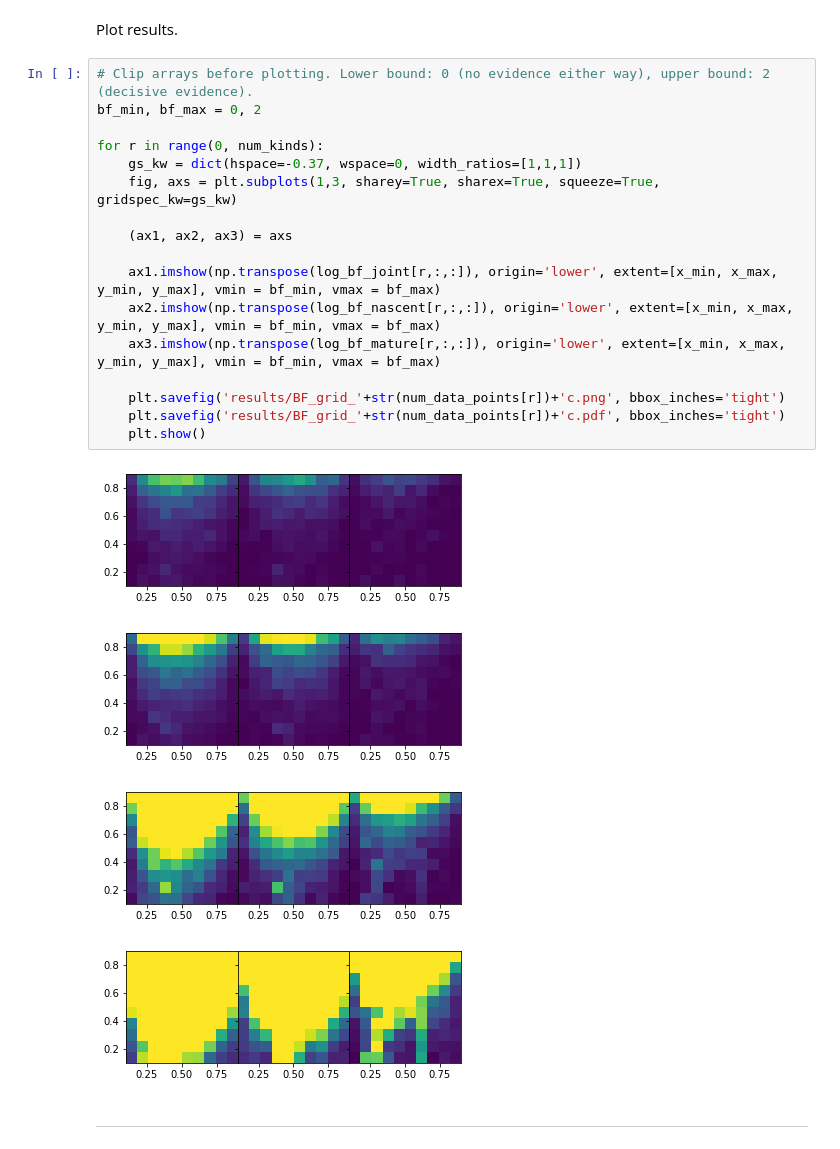
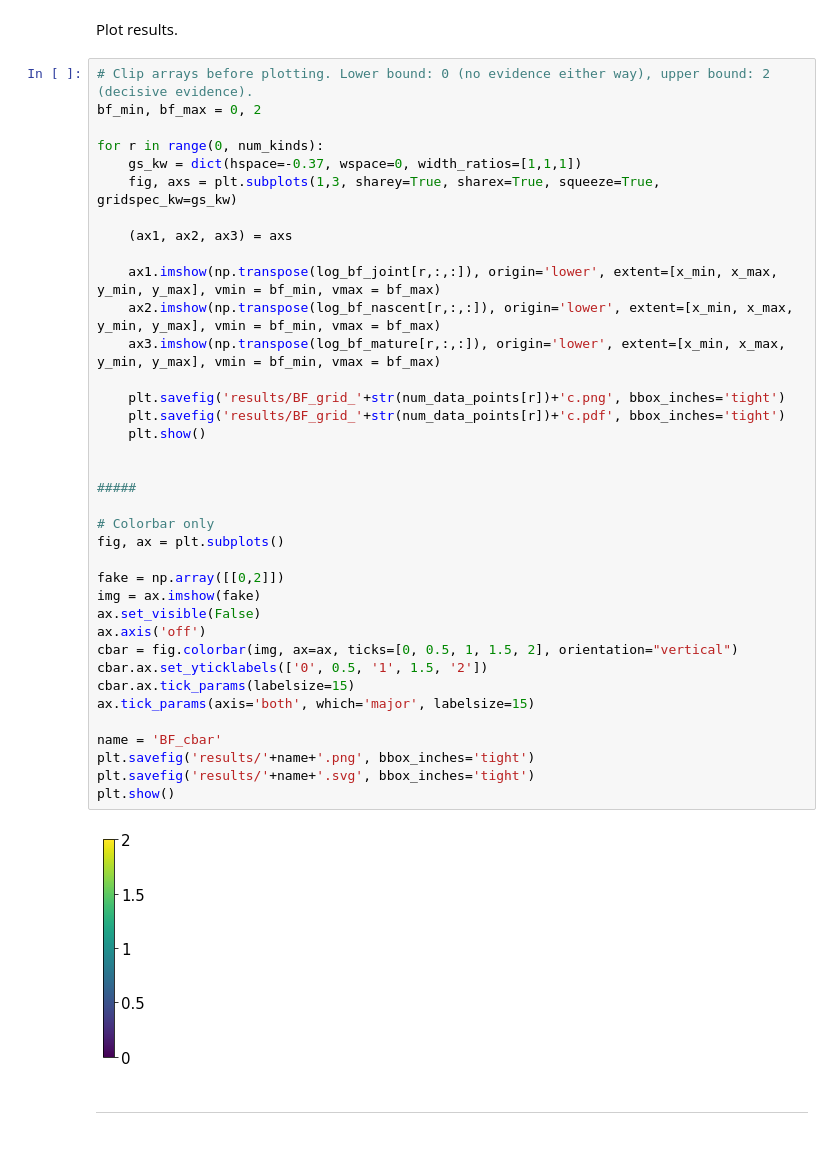
Before and after one commit to pachterlab/GVFP_2021, a Jupyter notebook: figure_3_notebook_colab.ipynb, the cells around one changed output. Cells and saved outputs as stored; diff of their text form.

```diff
--- a/figure_3_notebook_colab.ipynb
+++ b/figure_3_notebook_colab.ipynb
@@ -719,25 +735,42 @@ Plot results.
 # %%
 # Clip arrays before plotting. Lower bound: 0 (no evidence either way), upper bound: 2 (decisive evidence).
 bf_min, bf_max = 0, 2
 
 for r in range(0, num_kinds):
     gs_kw = dict(hspace=-0.37, wspace=0, width_ratios=[1,1,1])
     fig, axs = plt.subplots(1,3, sharey=True, sharex=True, squeeze=True, gridspec_kw=gs_kw)
 
     (ax1, ax2, ax3) = axs
 
     ax1.imshow(np.transpose(log_bf_joint[r,:,:]), origin='lower', extent=[x_min, x_max, y_min, y_max], vmin = bf_min, vmax = bf_max)
     ax2.imshow(np.transpose(log_bf_nascent[r,:,:]), origin='lower', extent=[x_min, x_max, y_min, y_max], vmin = bf_min, vmax = bf_max)
     ax3.imshow(np.transpose(log_bf_mature[r,:,:]), origin='lower', extent=[x_min, x_max, y_min, y_max], vmin = bf_min, vmax = bf_max)
 
     plt.savefig('results/BF_grid_'+str(num_data_points[r])+'c.png', bbox_inches='tight')
     plt.savefig('results/BF_grid_'+str(num_data_points[r])+'c.pdf', bbox_inches='tight')
     plt.show()
+
+
+#####
+
+# Colorbar only
+fig, ax = plt.subplots()
+
+fake = np.array([[0,2]])
+img = ax.imshow(fake)
+ax.set_visible(False)
+ax.axis('off')
+cbar = fig.colorbar(img, ax=ax, ticks=[0, 0.5, 1, 1.5, 2], orientation="vertical")
+cbar.ax.set_yticklabels(['0', 0.5, '1', 1.5, '2'])
+cbar.ax.tick_params(labelsize=15)
+ax.tick_params(axis='both', which='major', labelsize=15)
+
+name = 'BF_cbar'
+plt.savefig('results/'+name+'.png', bbox_inches='tight')
+plt.savefig('results/'+name+'.svg', bbox_inches='tight')
+plt.show()
 # %% [output]
-[figure, old version]
+[figure, new version]
-[figure, removed]
-[figure, removed]
-[figure, removed]
 # %% [markdown]
 ----------------------------------------------------
 # %% [markdown]
```
Also changed, not shown: parts of 30 cells of this notebook.
